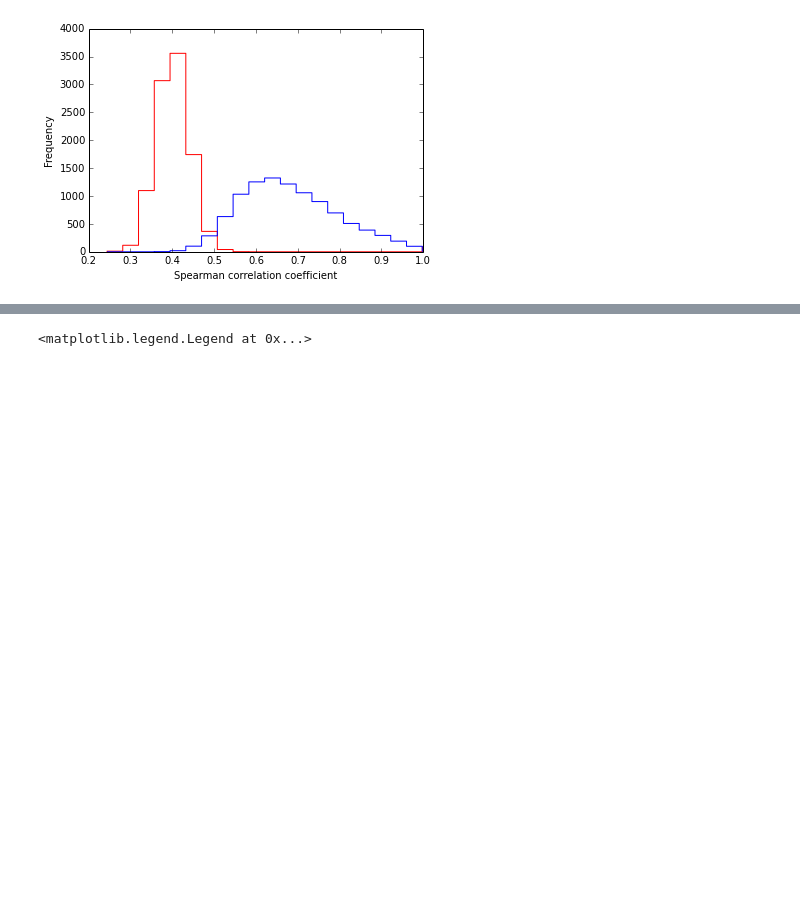
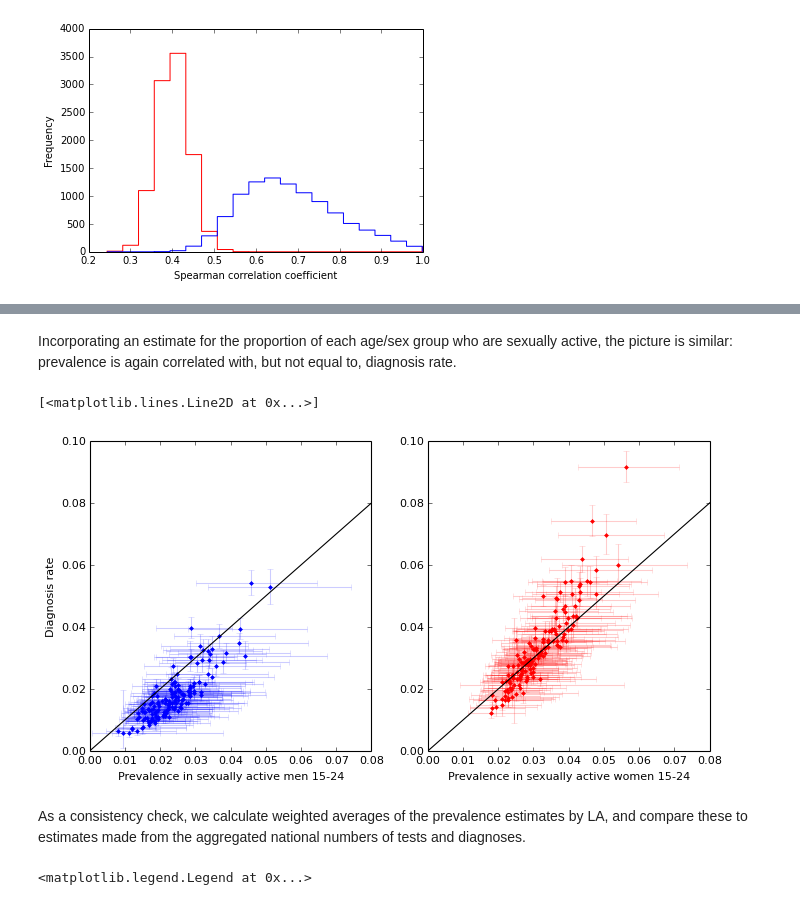
Before and after one commit to joanna-lewis/ct_surveillance, a Jupyter notebook: local_authorities/local_authorities.ipynb, the cells around one changed output, grey strips where cells are left out. Saved outputs shown, nothing was run; the diff lists cells and outputs as text; code cells hidden in the pictures; blank space fills up the shorter version.

```diff
--- a/local_authorities/local_authorities.ipynb
+++ b/local_authorities/local_authorities.ipynb
@@ -290,3 +334,32 @@ As a consistency check, we calculate weighted averages of the prevalence estimat
+# %% [markdown]
+Incorporating an estimate for the proportion of each age/sex group who are sexually active, the picture is similar: prevalence is again correlated with, but not equal to, diagnosis rate.
+# %%
+fig = plt.figure(figsize = (10,5))
+ax1 = fig.add_subplot(121)
+ax2 = fig.add_subplot(122)
+
+# add to plot
+plt_ppc(ax1, prev_m_la, diag_sample_m, 0, 95, 'b', alpha=0.2)
+ax1.plot(percentile(prev_m_la, 50, 0), percentile(diag_sample_m, 50, 0), '.b')
+plt_ppc(ax2, prev_f_la, diag_sample_f, 0, 95, 'r', alpha=0.2)
+ax2.plot(percentile(prev_f_la, 50, 0), percentile(diag_sample_f, 50, 0), '.r')
+
+ax1.set_xlim([0,0.08]); ax1.set_ylim([0,0.1])
+ax1.set_xlabel('Prevalence in sexually active men 15-24')
+ax1.set_ylabel('Diagnosis rate')
+#ax1.set_title('Sexually active men 15-24')
+ax2.set_xlim([0,0.08]); ax2.set_ylim([0,0.1])
+ax2.set_xlabel('Prevalence in sexually active women 15-24')
+#ax2.set_ylabel('Positivity')
+#ax2.set_title('Sexually active women 15-24')
+
+ax1.plot([0,1],[0,1], 'k')
+ax2.plot([0,1],[0,1], 'k')
+# %% [output]
+[<matplotlib.lines.Line2D at 0x...>]
+[figure, added]
+# %% [markdown]
+As a consistency check, we calculate weighted averages of the prevalence estimates by LA, and compare these to estimates made from the aggregated national numbers of tests and diagnoses.
 # %%
 # Figure 4
 
```
Also changed, not shown: parts of 5 cells of this notebook, 6 other files.
